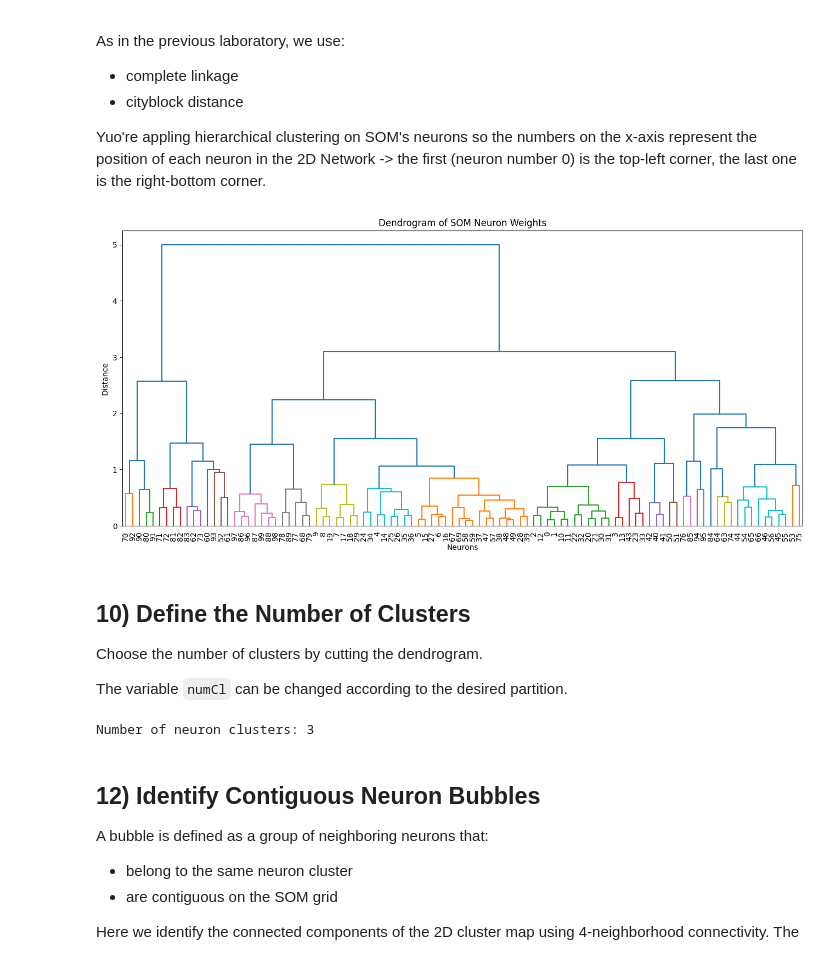
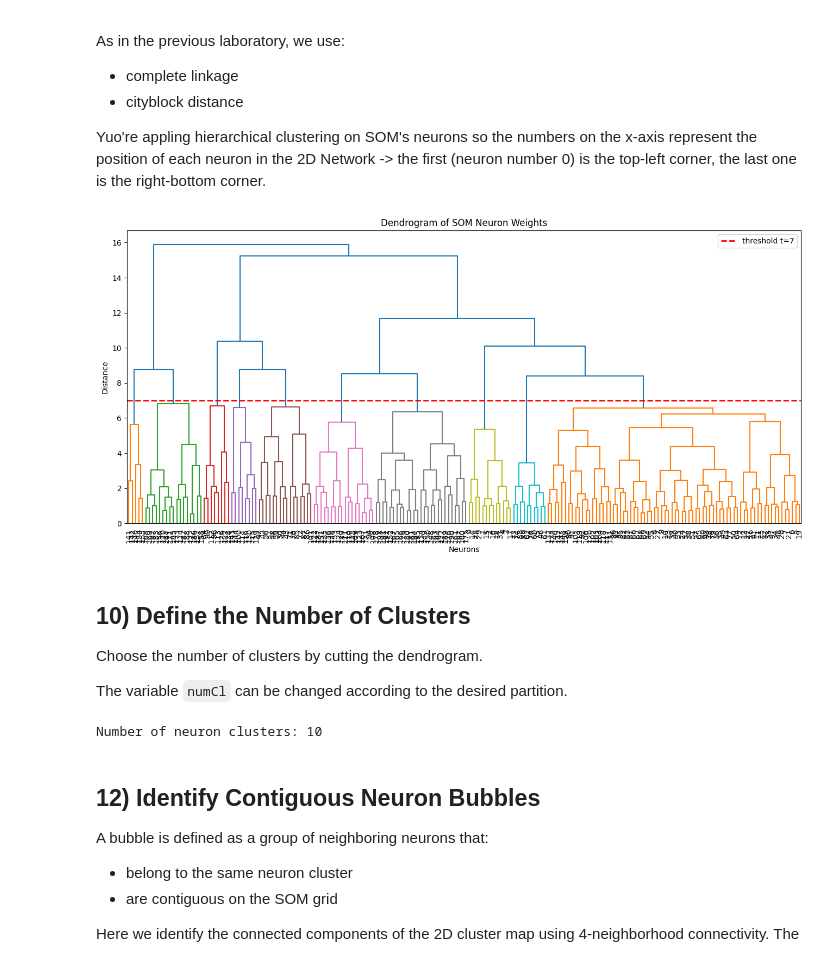
Before and after one commit to lucaosti/DAPPC, a Jupyter notebook: LAB2/DAPPC_LAB2_SOM.ipynb, the cells around one changed output. Drawn from its saved outputs; the diff is of its cells as text; code cells hidden in the pictures.

Commit message:
Enhance DAPPC_LAB2_SOM.ipynb with additional imports, update dataset loading, and add new dendrogram and hit map images for improved analysis and visualization.

```diff
--- a/LAB2/DAPPC_LAB2_SOM.ipynb
+++ b/LAB2/DAPPC_LAB2_SOM.ipynb
@@ -108,8 +173,8 @@ Last selected variable: opioids
 
 Since SOM training is distance-based, the variables must be on a comparable scale. Here we use min-max scaling.
 # %%
-scaler = MinMaxScaler()
-X_norm = scaler.fit_transform(X)  # Scala i valori in [0, 1]
+scaler = StandardScaler()
+X_norm = scaler.fit_transform(X)
 # %% [markdown]
 
 ## 6) Define and Train the SOM
@@ -123,7 +188,7 @@ Main steps:
 # ============================================================
 # 1. Define the dimensions of the SOM (square SOM)
 # ============================================================
-n = 10 # Primo: 10x10, poi 12x12, poi 14x14
+n = 14 # Primo: 10x10, poi 12x12, poi 14x14
 
 # ============================================================
 # 2. Create the SOM architecture
@@ -202,23 +266,28 @@ Yuo're appling hierarchical clustering on SOM's neurons so the numbers on the x-
 # %%
 # ============================================================
 # Compute the hierarchical clustering tree
 # ============================================================
 weights_2d = som.get_weights().reshape(-1, som.get_weights().shape[2])
 
 Z = linkage(weights_2d, method='complete', metric='cityblock')
 
 # ============================================================
 # Visualize the dendrogram and try to identify the number of clusters of neurons
 # ============================================================
+t = 7  # threshold used for dendrogram coloring / cut visualization
+
 fig, ax = plt.subplots(figsize=(16, 7))
-dendrogram(Z, color_threshold=1) # adjust threshold according to the number of cluster you want to obtain
+dendrogram(Z, color_threshold=t) # adjust threshold according to the number of cluster you want to obtain
+ax.axhline(y=t, color='red', linestyle='--', linewidth=2, label=f"threshold t={t}")
+ax.legend(loc='upper right')
+
 ax.tick_params(axis='x', labelsize=10, labelrotation=90)
 ax.set_title('Dendrogram of SOM Neuron Weights')
 ax.set_xlabel('Neurons')
 ax.set_ylabel('Distance')
 plt.show()
 # %% [output]
-[figure, old version]
+[figure, new version]
 # %% [markdown]
 
 ## 10) Define the Number of Clusters
@@ -228,15 +297,15 @@ Choose the number of clusters by cutting the dendrogram.
 The variable `numCl` can be changed according to the desired partition.
 # %%
 # you may need to insert some codes above to define the number of cluster (compute the metrics and evaluate them)
-numCl = 3 # define the number of cluster based on the dendrogram and the metrics you've computed
+# Automatically set numCl to the number of clusters induced by the dendrogram threshold t
+clusterIdx = fcluster(Z, t, criterion='distance') - 1  # cluster labels starting from 0
+numCl = int(np.unique(clusterIdx).size)
 
-# Cluster label of each neuron
-clusterIdx = fcluster(Z, numCl, criterion='maxclust') - 1 # cluster labels starting from 0
 # 2D cluster map of the SOM neurons
 cluster_map = clusterIdx.reshape(n, n)
 print("Number of neuron clusters:", numCl)
 # %% [output]
-Number of neuron clusters: 3
+Number of neuron clusters: 10
 # %% [markdown]
 
 ## 12) Identify Contiguous Neuron Bubbles
```
Also changed, not shown: parts of 14 cells of this notebook, 7 other files.
